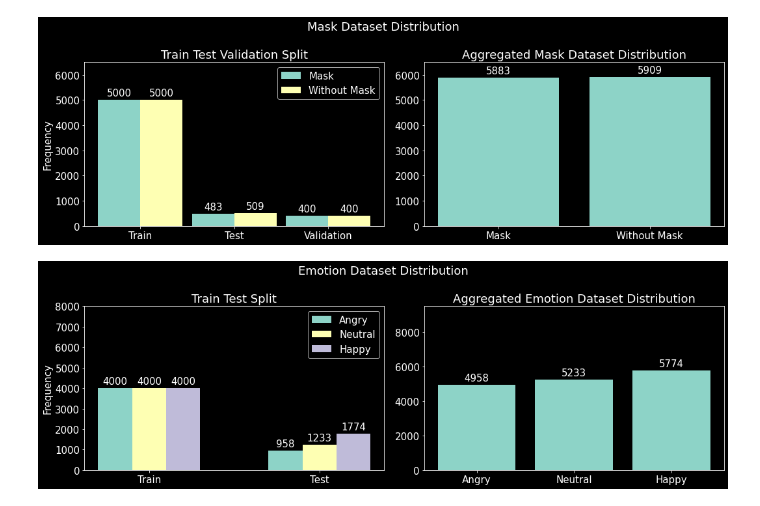
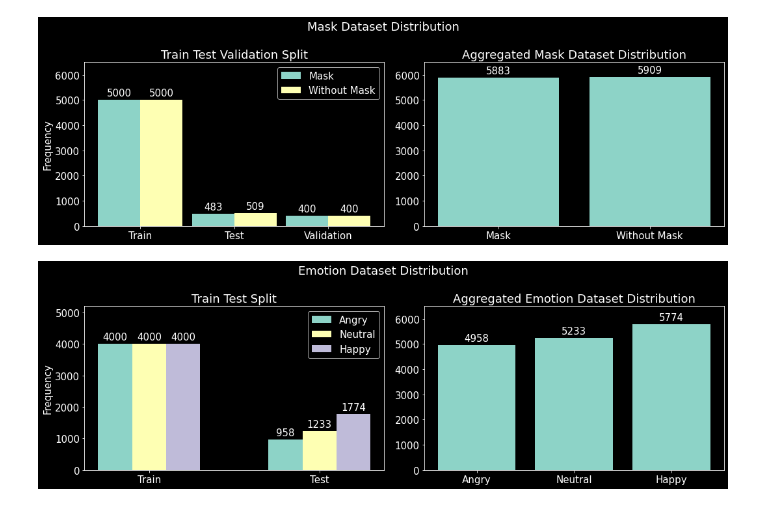
Before and after one commit to HeeebsInc/FaceMaskEmotionDetection, a Jupyter notebook: Other/PPT.ipynb, the cells around one changed output. Cells and saved outputs as stored; diff of their text form; code cells hidden in the pictures.

```diff
--- a/Other/PPT.ipynb
+++ b/Other/PPT.ipynb
@@ -84,33 +84,33 @@ r1 = np.arange(len(angry))
 r2 = [x + width for x in r1]
 r3 = [x + width for x in r2]
 
 
 angry_rect = ax[0].bar(r1, angry, width, label='Angry')
 neutral_rect = ax[0].bar(r2, neutral, width, label='Neutral')
 happy_rect = ax[0].bar(r3, happy, width, label = 'Happy')
 
 # Add some text for labels, title and custom x-axis tick labels, etc.
 ax[0].set_ylabel('Frequency')
 ax[0].set_title('Train Test Split')
 ax[0].set_xticks([.2,1.2])
 ax[0].set_xticklabels(labels)
 ax[0].legend()
-ax[0].set_ylim(0, 8000)
+ax[0].set_ylim(0, 5200)
 
 
 complete_emotion_rects = ax[1].bar(['Angry', 'Neutral', 'Happy'], [angry_num, neutral_num, happy_num])
 ax[1].set_title('Aggregated Emotion Dataset Distribution')
-ax[1].set_ylim(0, 9500)
+ax[1].set_ylim(0, 6500)
 
 
 annotate_ax(angry_rect, ax[0])
 annotate_ax(neutral_rect, ax[0])
 annotate_ax(happy_rect, ax[0])
 annotate_ax(complete_emotion_rects, ax[1])
 
 
 fig.tight_layout()
 plt.savefig('../Images/EmotionDistribution.png')
 plt.show()
 # %% [output]
-[figure, old version]
+[figure, new version]
```
Also changed, not shown: 1 other file.
